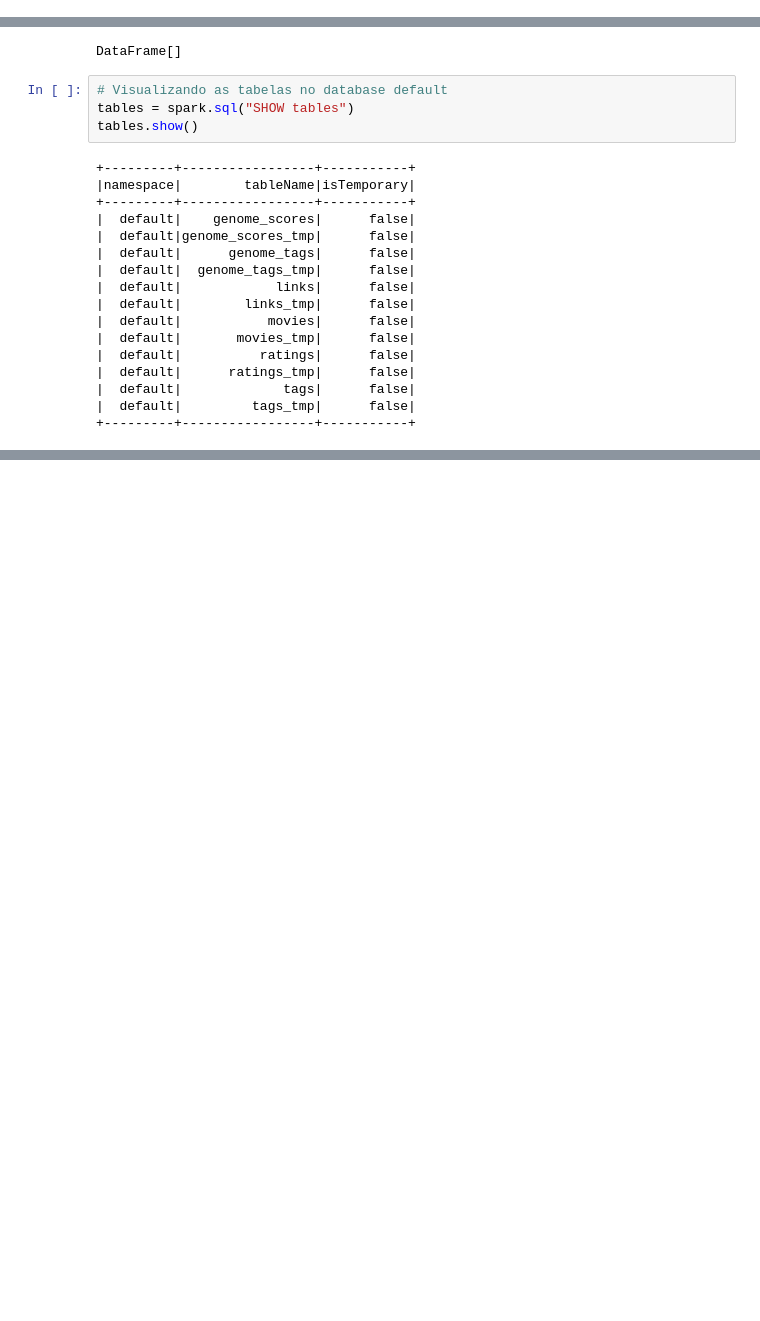
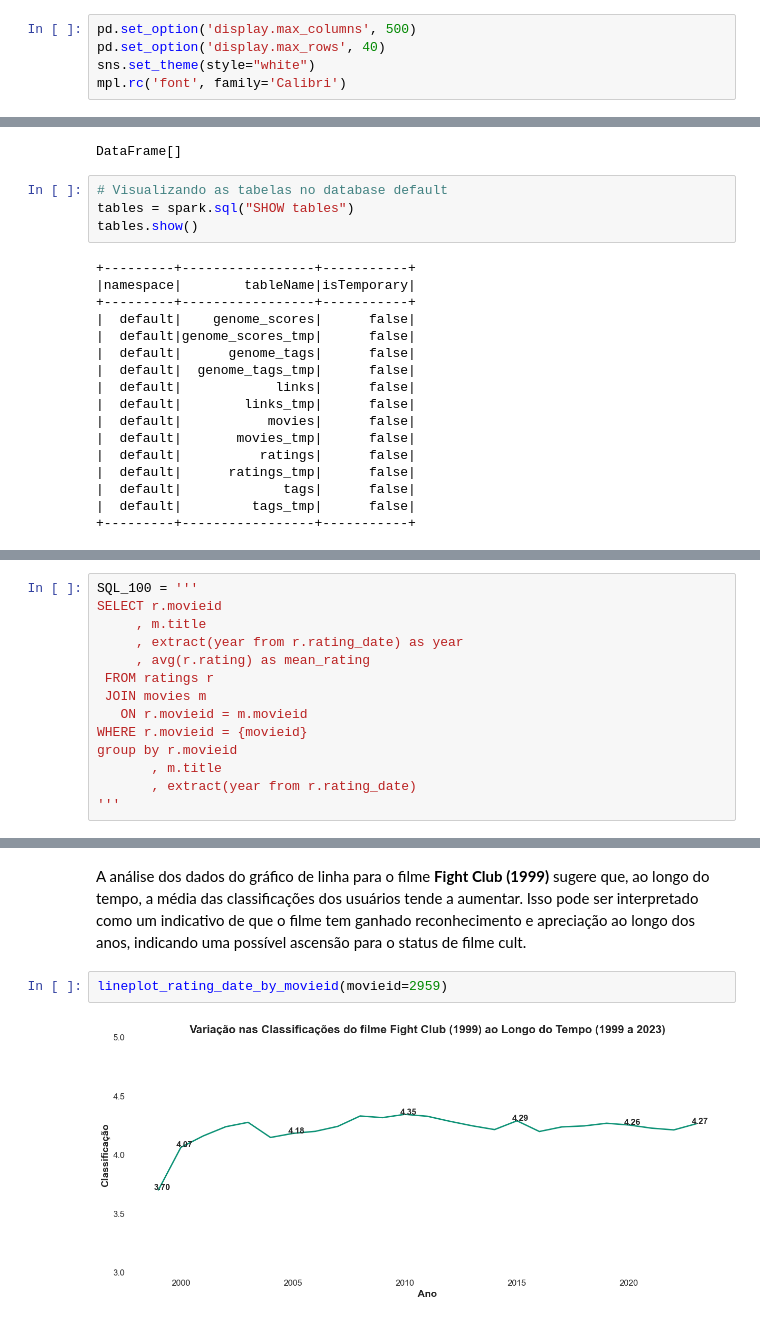
Before and after one commit to Vinicius-Luiz/movie_recommendation_pyspark, a Jupyter notebook: index_eda.ipynb, the cells around one changed output, grey strips where cells are left out. Drawn from its saved outputs; the diff is of its cells as text; blank space fills up the shorter version.

```diff
--- a/index_eda.ipynb
+++ b/index_eda.ipynb
@@ -5,3 +10,8 @@ import os
+# %%
+pd.set_option('display.max_columns', 500)
+pd.set_option('display.max_rows', 40)
+sns.set_theme(style="white")
+mpl.rc('font', family='Calibri')
 # %%
 os.environ['PYSPARK_PYTHON'] = sys.executable
 os.environ['PYSPARK_DRIVER_PYTHON'] = sys.executable
@@ -105,0 +427,14 @@ only showing top 10 rows
+# %%
+SQL_100 = '''
+SELECT r.movieid
+     , m.title
+     , extract(year from r.rating_date) as year
+     , avg(r.rating) as mean_rating
+ FROM ratings r
+ JOIN movies m
+   ON r.movieid = m.movieid
+WHERE r.movieid = {movieid}
+group by r.movieid
+       , m.title
+       , extract(year from r.rating_date)
+'''
@@ -105,0 +507,6 @@ only showing top 10 rows
+# %% [markdown]
+A análise dos dados do gráfico de linha para o filme **Fight Club (1999)** sugere que, ao longo do tempo, a média das classificações dos usuários tende a aumentar. Isso pode ser interpretado como um indicativo de que o filme tem ganhado reconhecimento e apreciação ao longo dos anos, indicando uma possível ascensão para o status de filme cult.
+# %%
+lineplot_rating_date_by_movieid(movieid=2959)
+# %% [output]
+[figure, added]
```
Also changed, not shown: parts of 34 cells of this notebook, 6 other files.
